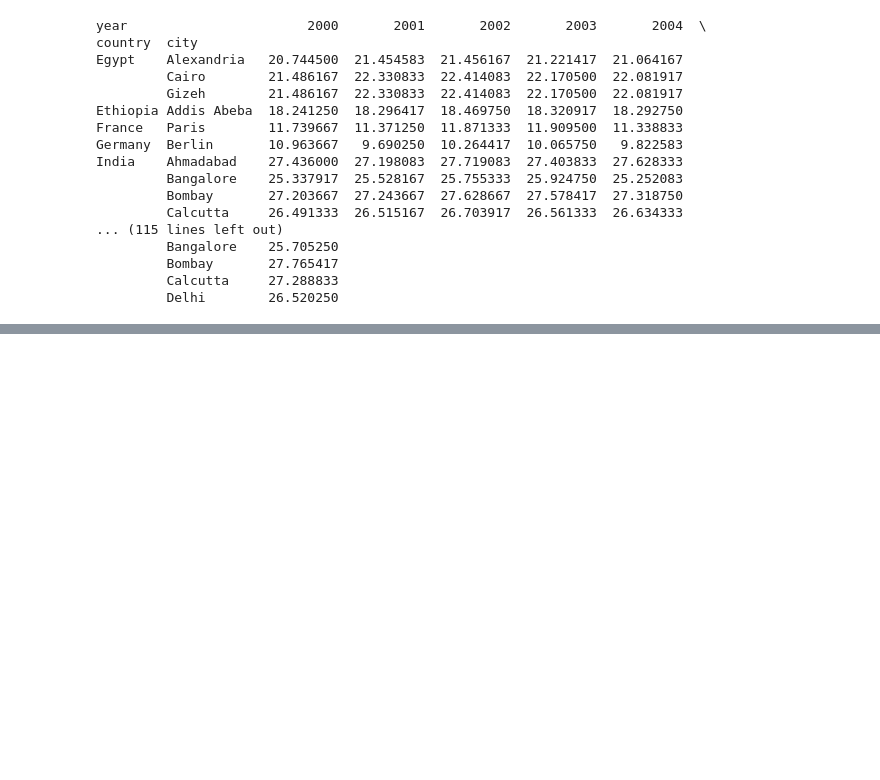
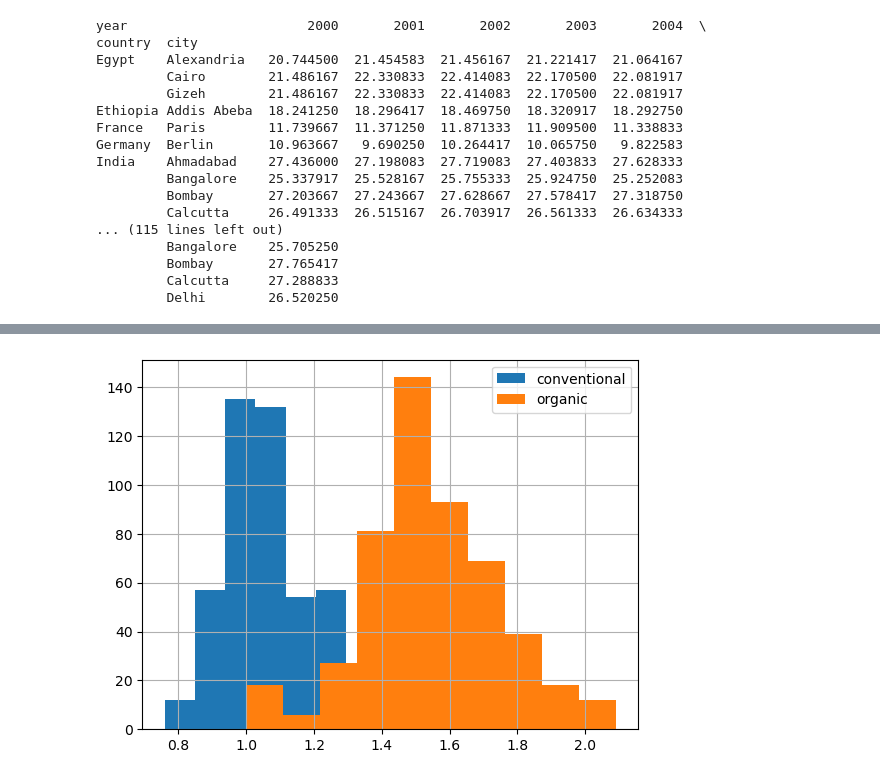
Before and after one commit to JHyuk2/TIL, a Jupyter notebook: Data Analyst/1. Data Manipulation with Pandas/Data_Manipulation.ipynb, the cells around one changed output, grey strips where cells are left out. Saved outputs shown, nothing was run; the diff lists cells and outputs as text; code cells hidden in the pictures; blank space fills up the shorter version.

```diff
--- a/Data Analyst/1. Data Manipulation with Pandas/Data_Manipulation.ipynb
+++ b/Data Analyst/1. Data Manipulation with Pandas/Data_Manipulation.ipynb
@@ -400,0 +401,14 @@ plt.show()
+# %%
+# Modify histogram transparency to 0.5
+avocados[avocados["type"] == "conventional"]["avg_price"].hist()
+
+# Modify histogram transparency to 0.5
+avocados[avocados["type"] == "organic"]["avg_price"].hist()
+
+# Add a legend
+plt.legend(["conventional", "organic"])
+
+# Show the plot
+plt.show()
+# %% [output]
+[figure, added]
```
Also changed, not shown: parts of 5 cells of this notebook, 26 other files.
